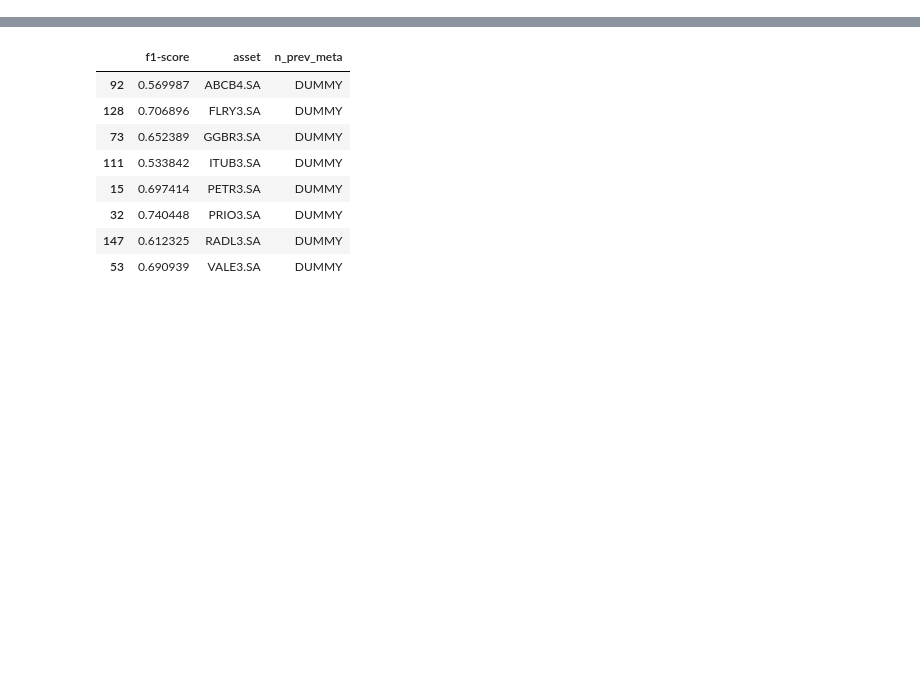
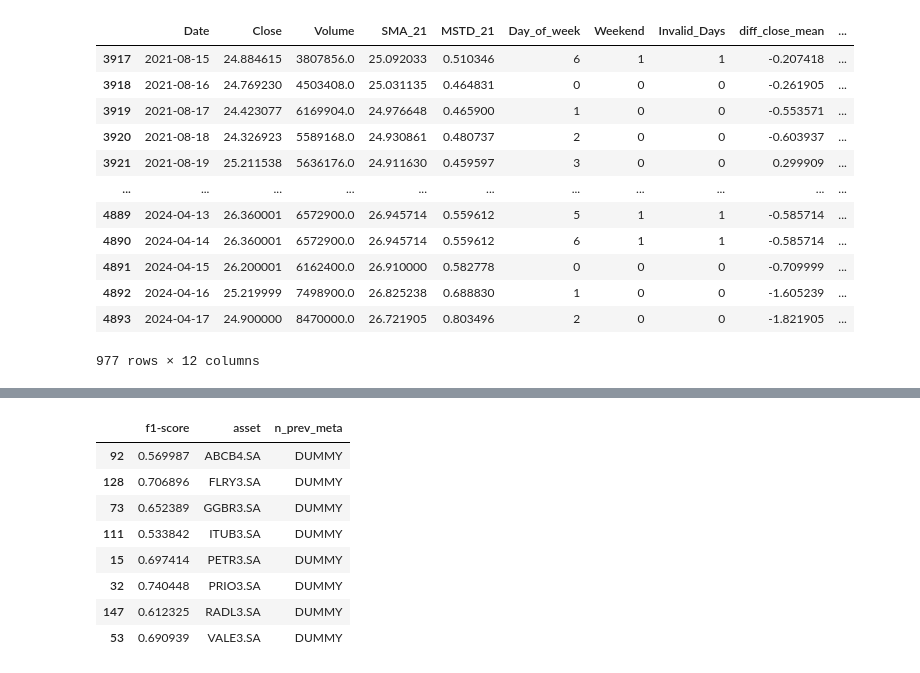
Before and after one commit to semcovici/Mean-Reversion-Prediction-with-Brazilian-Stocks-Market, a Jupyter notebook: notebooks/freq_model.ipynb, the cells around one changed output, grey strips where cells are left out. Saved outputs shown, nothing was run; the diff lists cells and outputs as text; code cells hidden in the pictures; blank space fills up the shorter version.

Commit message:
start of distribution of train and test investigation

```diff
--- a/notebooks/freq_model.ipynb
+++ b/notebooks/freq_model.ipynb
@@ -111,0 +148,16 @@ for n_prev_meta in tqdm(range(1, 11)):
+# %%
+test_dataset
+# %% [output]
+|  | Date | Close | Volume | SMA_21 | MSTD_21 | Day_of_week | Weekend | Invalid_Days | diff_close_mean | ... |
+| 3917 | 2021-08-15 | 24.884615 | 3807856.0 | 25.092033 | 0.510346 | 6 | 1 | 1 | -0.207418 | ... |
+| 3918 | 2021-08-16 | 24.769230 | 4503408.0 | 25.031135 | 0.464831 | 0 | 0 | 0 | -0.261905 | ... |
+| 3919 | 2021-08-17 | 24.423077 | 6169904.0 | 24.976648 | 0.465900 | 1 | 0 | 0 | -0.553571 | ... |
+| 3920 | 2021-08-18 | 24.326923 | 5589168.0 | 24.930861 | 0.480737 | 2 | 0 | 0 | -0.603937 | ... |
+| 3921 | 2021-08-19 | 25.211538 | 5636176.0 | 24.911630 | 0.459597 | 3 | 0 | 0 | 0.299909 | ... |
+| ... | ... | ... | ... | ... | ... | ... | ... | ... | ... | ... |
+| 4889 | 2024-04-13 | 26.360001 | 6572900.0 | 26.945714 | 0.559612 | 5 | 1 | 1 | -0.585714 | ... |
+| 4890 | 2024-04-14 | 26.360001 | 6572900.0 | 26.945714 | 0.559612 | 6 | 1 | 1 | -0.585714 | ... |
+| 4891 | 2024-04-15 | 26.200001 | 6162400.0 | 26.910000 | 0.582778 | 0 | 0 | 0 | -0.709999 | ... |
+| 4892 | 2024-04-16 | 25.219999 | 7498900.0 | 26.825238 | 0.688830 | 1 | 0 | 0 | -1.605239 | ... |
+| 4893 | 2024-04-17 | 24.900000 | 8470000.0 | 26.721905 | 0.803496 | 2 | 0 | 0 | -1.821905 | ... |
+977 rows × 12 columns
```
Also changed, not shown: parts of 8 cells of this notebook, 1 other file.
